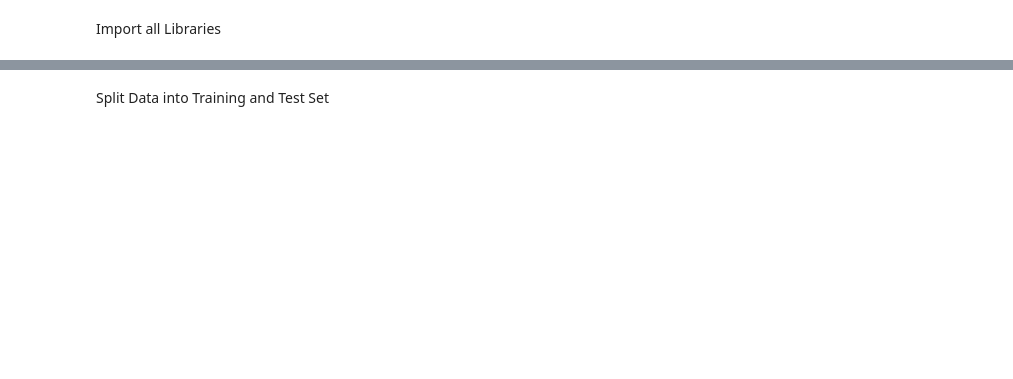
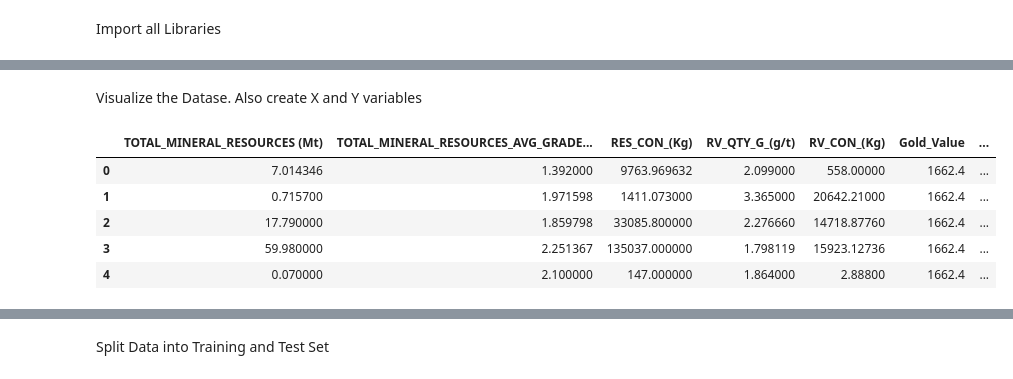
Before and after one commit to AbelJames26/Project_Mining, a Jupyter notebook: project.ipynb, the cells around one changed output, grey strips where cells are left out. Cells and saved outputs as stored; diff of their text form; code cells hidden in the pictures; blank space fills up the shorter version.

```diff
--- a/project.ipynb
+++ b/project.ipynb
@@ -32,0 +49,17 @@ df
+# %%
+# We can drop the null value as their count is less than 5%
+
+df.dropna(inplace=True)
+# %% [markdown]
+Visualize the Datase. Also create X and Y variables
+# %%
+X=pd.DataFrame(columns=["TOTAL_MINERAL_RESOURCES (Mt)","TOTAL_MINERAL_RESOURCES_AVG_GRADE_(g/t)", "RES_CON_(Kg)","RV_QTY_G_(g/t)","RV_CON_(Kg)","Gold_Value", "POINT_SIZE (Kg)"],data=df)
+y=pd.DataFrame(columns=["RV_QTY_(Mt)"],data=df)
+X.head()
+# %% [output]
+|  | TOTAL_MINERAL_RESOURCES (Mt) | TOTAL_MINERAL_RESOURCES_AVG_GRADE... | RES_CON_(Kg) | RV_QTY_G_(g/t) | RV_CON_(Kg) | Gold_Value | ... |
+| 0 | 7.014346 | 1.392000 | 9763.969632 | 2.099000 | 558.00000 | 1662.4 | ... |
+| 1 | 0.715700 | 1.971598 | 1411.073000 | 3.365000 | 20642.21000 | 1662.4 | ... |
+| 2 | 17.790000 | 1.859798 | 33085.800000 | 2.276660 | 14718.87760 | 1662.4 | ... |
+| 3 | 59.980000 | 2.251367 | 135037.000000 | 1.798119 | 15923.12736 | 1662.4 | ... |
+| 4 | 0.070000 | 2.100000 | 147.000000 | 1.864000 | 2.88800 | 1662.4 | ... |
```
Also changed, not shown: parts of 28 cells of this notebook.
